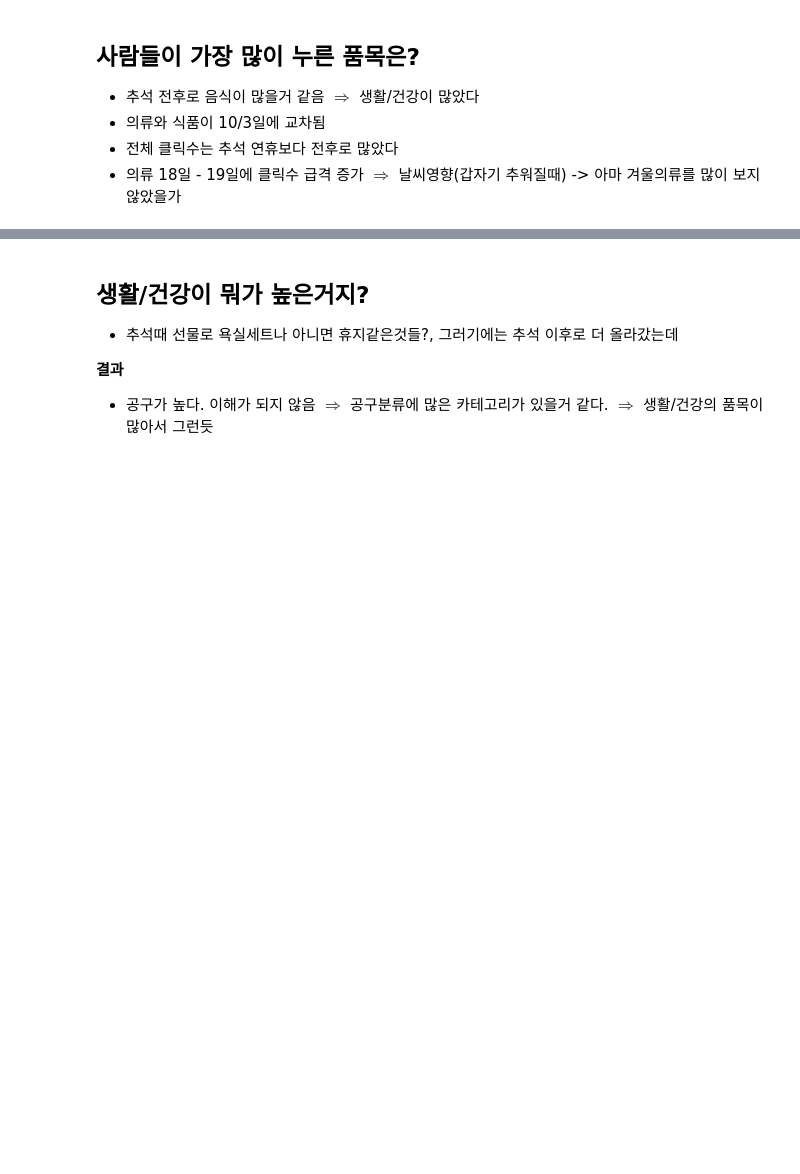
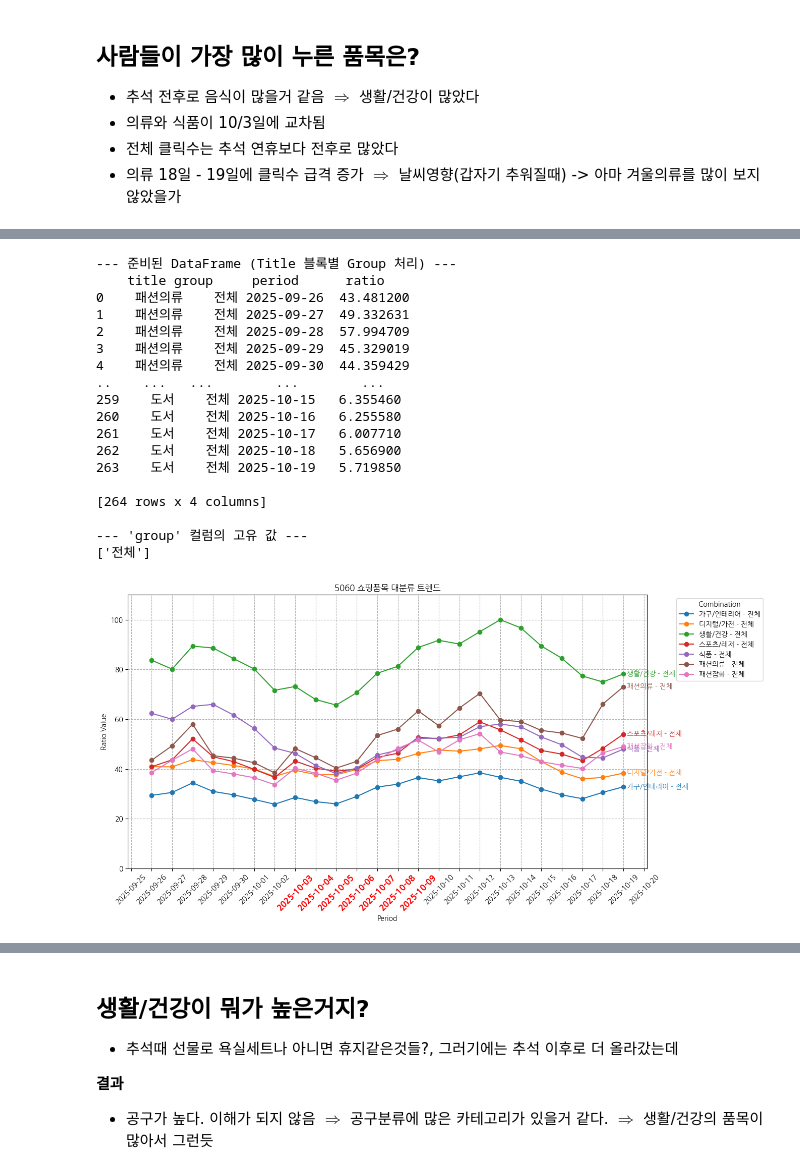
Before and after one commit to addinedu-ros-11th/eda-repo-2, a Jupyter notebook: ShoppingList/visualization.ipynb, the cells around one changed output, grey strips where cells are left out. Saved outputs shown, nothing was run; the diff lists cells and outputs as text; code cells hidden in the pictures; blank space fills up the shorter version.

```diff
--- a/ShoppingList/visualization.ipynb
+++ b/ShoppingList/visualization.ipynb
@@ -289,0 +200,31 @@ draw_shopping_plot(search_cat, "2025-09-26", "2025-10-19")
+# %%
+search_cat = df_category[(df_category['level'] == 1) & (df_category['name'] != '면세점')].copy()
+#print(search_cat)
+
+output = 'output/res_age2030.json'
+#res_age2030 = draw_shopping_plot(search_cat, "2025-09-26", "2025-10-19", '2030 쇼핑품목 대분류 트렌드',output=output, ages=['20', '30'])
+#res_age2030 = draw_shopping_plot(output, "2025-09-26", "2025-10-19", '2030 쇼핑품목 대분류 트렌드')
+
+output = 'output/res_age5060.json'
+#res_age5060 = draw_shopping_plot(search_cat, "2025-09-26", "2025-10-19", '5060 쇼핑품목 대분류 트렌드',output=output, ages=['50', '60'])
+res_age5060 = draw_shopping_plot(output, "2025-09-26", "2025-10-19", '5060 쇼핑품목 대분류 트렌드')
+# %% [output]
+--- 준비된 DataFrame (Title 블록별 Group 처리) ---
+    title group     period      ratio
+0    패션의류    전체 2025-09-26  43.481200
+1    패션의류    전체 2025-09-27  49.332631
+2    패션의류    전체 2025-09-28  57.994709
+3    패션의류    전체 2025-09-29  45.329019
+4    패션의류    전체 2025-09-30  44.359429
+..    ...   ...        ...        ...
+259    도서    전체 2025-10-15   6.355460
+260    도서    전체 2025-10-16   6.255580
+261    도서    전체 2025-10-17   6.007710
+262    도서    전체 2025-10-18   5.656900
+263    도서    전체 2025-10-19   5.719850
+
+[264 rows x 4 columns]
+
+--- 'group' 컬럼의 고유 값 ---
+['전체']
+[figure, added]
```
Also changed, not shown: parts of 11 cells of this notebook, 8 other files.
